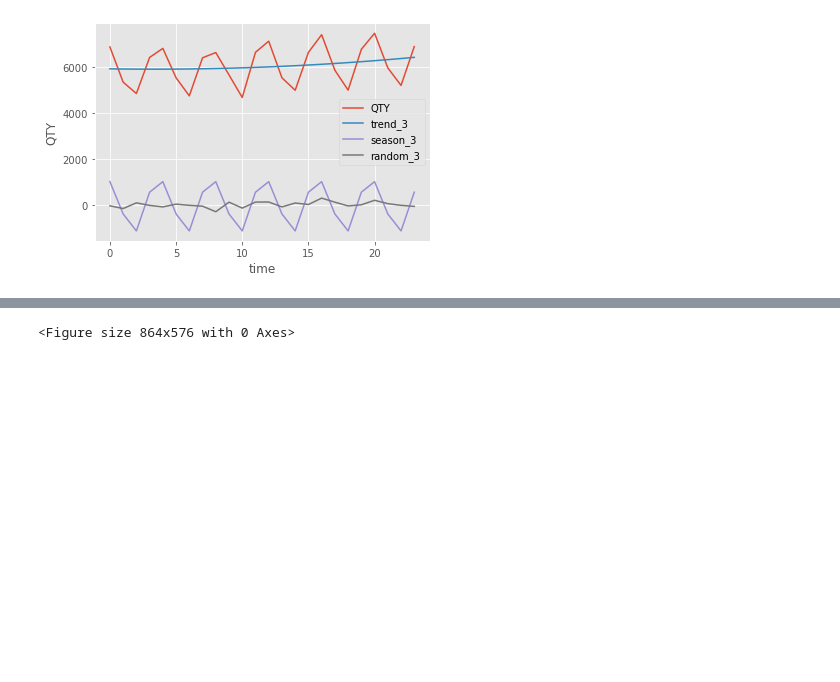
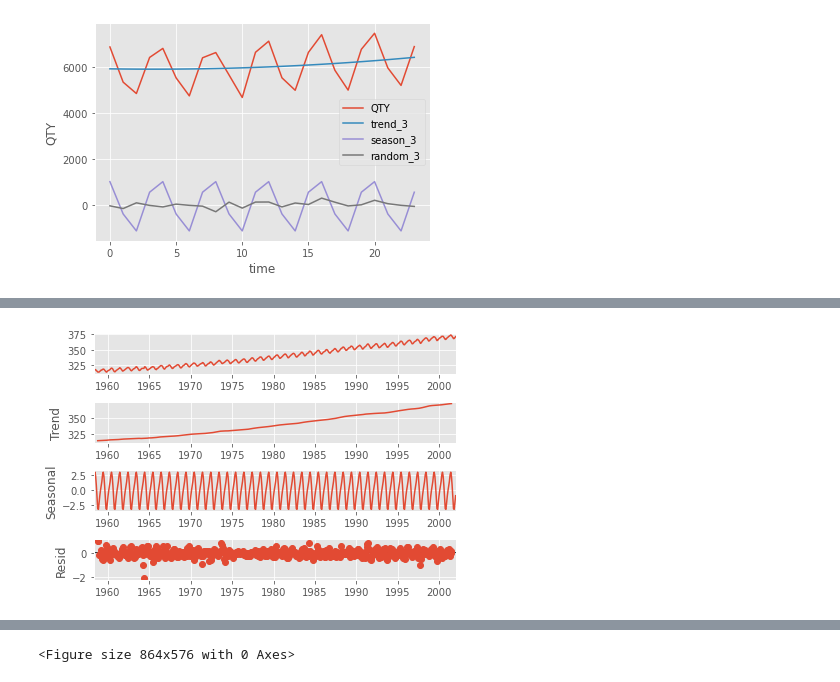
Before and after one commit to Leolee11111/TimeSeries, a Jupyter notebook: 第一节：时间序列分析概述.ipynb, the cells around one changed output, grey strips where cells are left out. Cells and saved outputs as stored; diff of their text form; code cells hidden in the pictures; blank space fills up the shorter version.

```diff
--- a/第一节：时间序列分析概述.ipynb
+++ b/第一节：时间序列分析概述.ipynb
@@ -12,6 +12,7 @@
 import numpy as np
 import pandas as pd
 import matplotlib.pyplot as plt
+plt.rcParams['figure.figsize'] = (12, 6)
 %matplotlib inline
 plt.style.use("ggplot")
 import warnings
@@ -279,0 +285,11 @@ plt.show()
+# %%
+# 使用官方示例的co2数据集展示seasonal_decompose分解
+from statsmodels.datasets import co2  # 引入co2数据集
+from statsmodels.tsa.seasonal import seasonal_decompose
+data = co2.load().data
+data = data.resample('M').mean().ffill()   # 将数据按月重采样得到新的数据
+result = seasonal_decompose(data, model='additive')   # 当model='multiplicative'时是乘法模型的分解（下面内容即将介绍）
+result.plot()
+plt.show()
+# %% [output]
+[figure, added]
```
Also changed, not shown: parts of 11 cells of this notebook.
